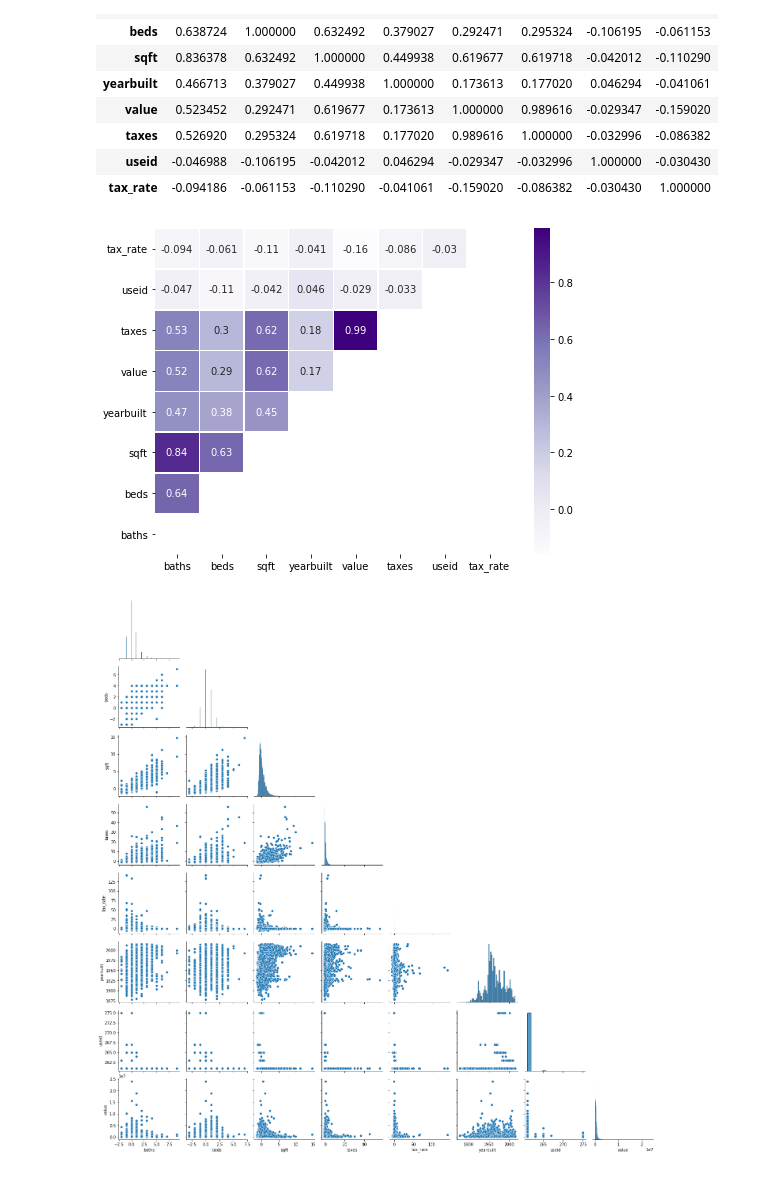
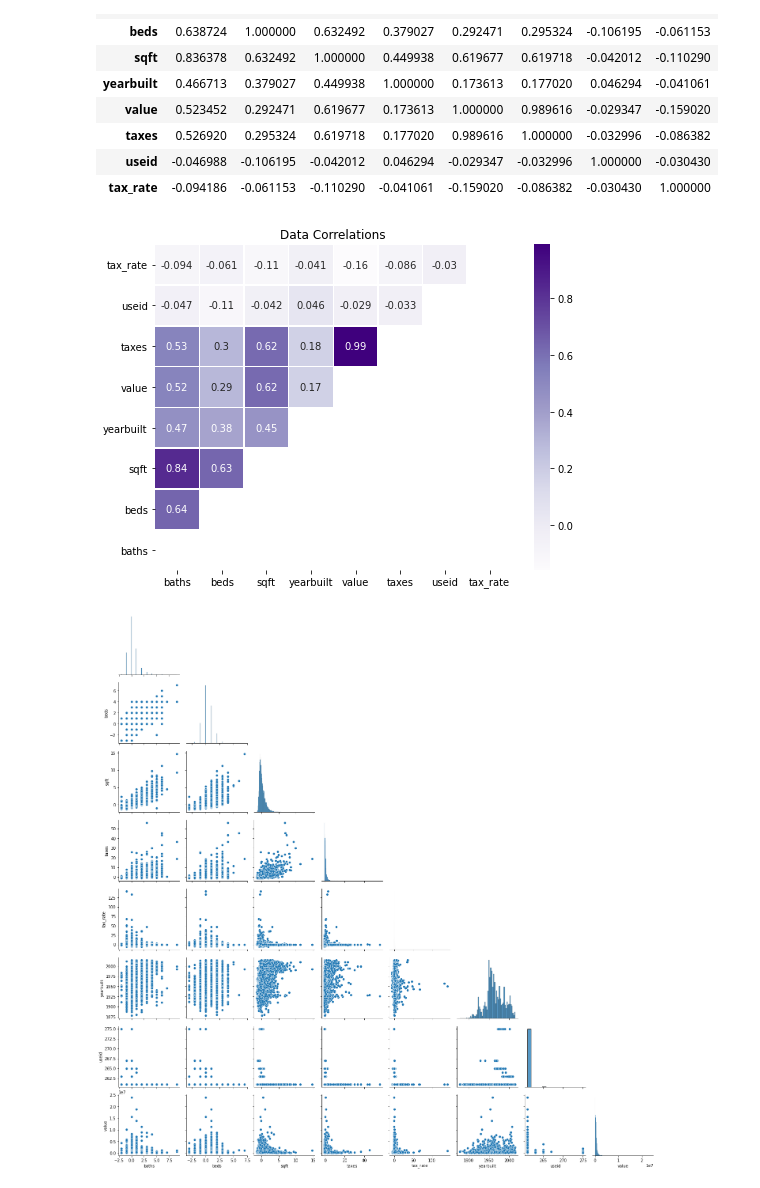
Before and after one commit to albertopuentes/Regression-Project---Zillow, a Jupyter notebook: Final_Notebook.ipynb, the cells around one changed output. Drawn from its saved outputs; the diff is of its cells as text; code cells hidden in the pictures.

```diff
--- a/Final_Notebook.ipynb
+++ b/Final_Notebook.ipynb
@@ -501,12 +454,12 @@ zillow_corr
 # %%
 # correlation matrix (Heatmap)
 plt.figure(figsize=(8,6))
 sns.heatmap(zillow_corr, cmap='Purples', annot=True, linewidth=0.5, mask= np.triu(zillow_corr))
 plt.ylim(0, 8)
-
+plt.title('Data Correlations')
 plt.show()
 # %% [output]
-[figure, old version]
+[figure, new version]
 # %%
 # add value back into scaled data and plot
 y_train_df = pd.DataFrame(y_train)
```
Also changed, not shown: parts of 22 cells of this notebook.
